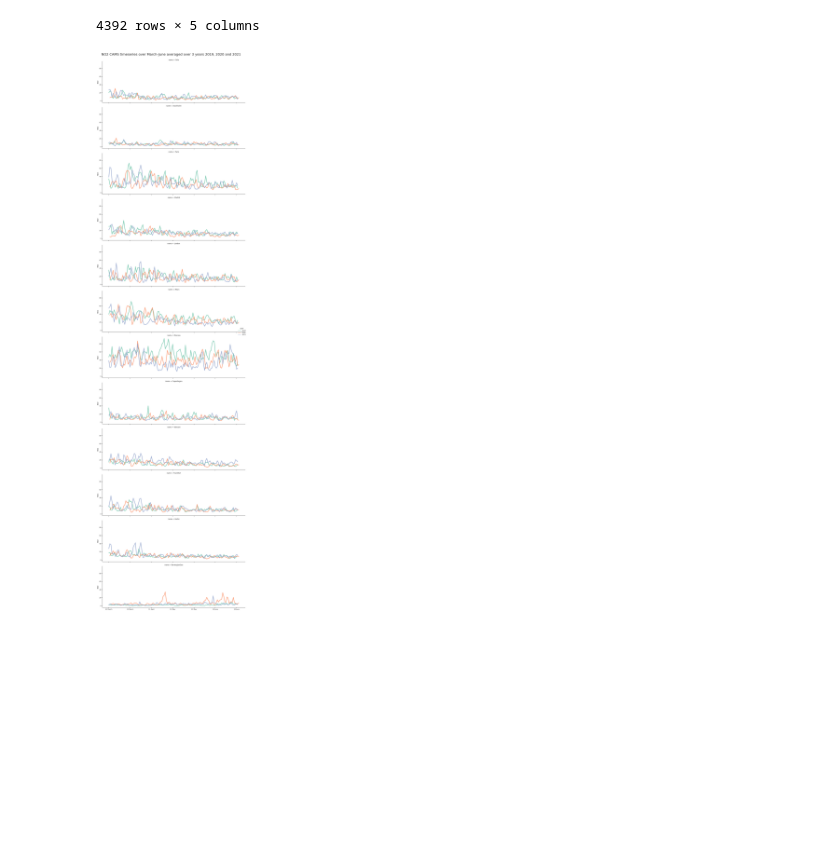
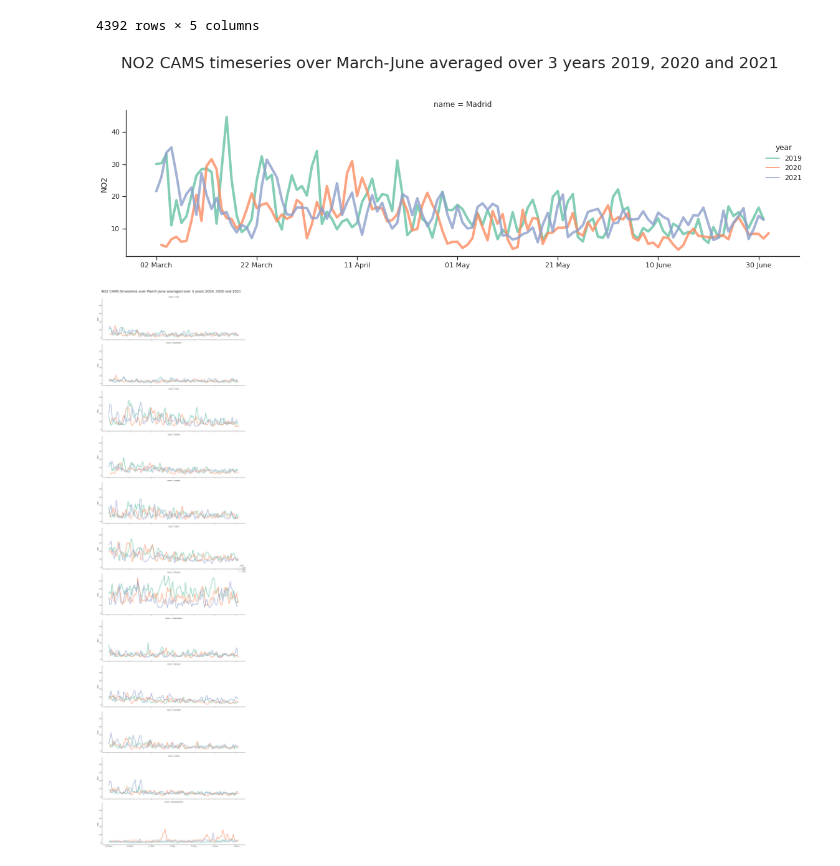
Before and after one commit to NordicESMhub/RELIANCE, a Jupyter notebook: content/science/notebooks/comparisons_with_air_quality_measurements.ipynb, the cells around one changed output. Drawn from its saved outputs; the diff is of its cells as text; code cells hidden in the pictures; blank space fills up the shorter version.

```diff
--- a/content/science/notebooks/comparisons_with_air_quality_measurements.ipynb
+++ b/content/science/notebooks/comparisons_with_air_quality_measurements.ipynb
@@ -142,6 +142,23 @@ dsub
 | 4390 | 4390 | 4.089678 | NorwegianSea | 180 | 2021 |
 | 4391 | 4391 | 3.342616 | NorwegianSea | 181 | 2021 |
 4392 rows × 5 columns
+# %%
+city = 'Madrid'
+dsub_city= dsub.loc[dsub['name'].isin([city])][[ 'value', 'name', 'dayofyear','year']]
+# %%
+myFmt = mdates.DateFormatter('%d %B')
+snp = sns.relplot(
+        data=dsub_city, kind="line",
+        x="dayofyear", y="value", row="name",  linewidth = 4, palette=['#66c2a5', '#fc8d62', '#8da0cb'],
+        hue="year", style="year", height=5, aspect=3, alpha=0.8, dashes = False, facet_kws=dict(sharex=True),
+    )
+snp.fig.suptitle(var + ' CAMS timeseries over March-June averaged over 3 years 2019, 2020 and 2021\n', size=25)
+snp.set(xlabel='', ylabel=var)
+plt.tight_layout()
+plt.savefig('CAMS_timeseries_summary_2019_2020_2021' + city + '.png')
+plt.gca().xaxis.set_major_formatter(myFmt)
+# %% [output]
+[figure, added]
 # %%
 myFmt = mdates.DateFormatter('%d %B')
 snp = sns.relplot(
```
